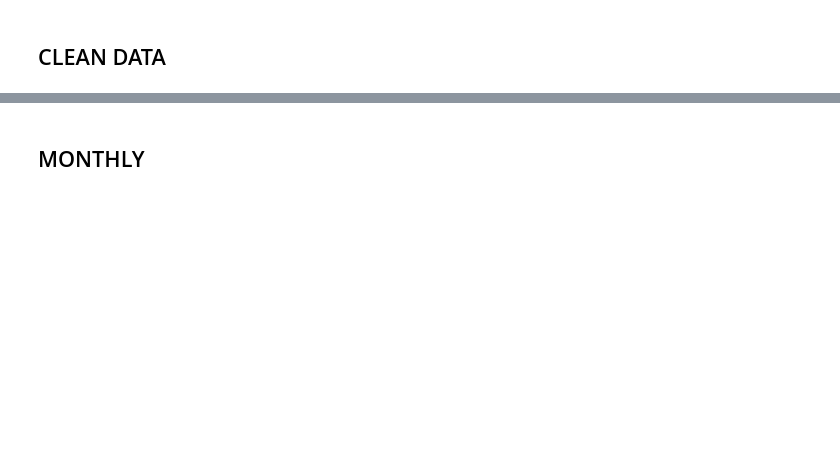
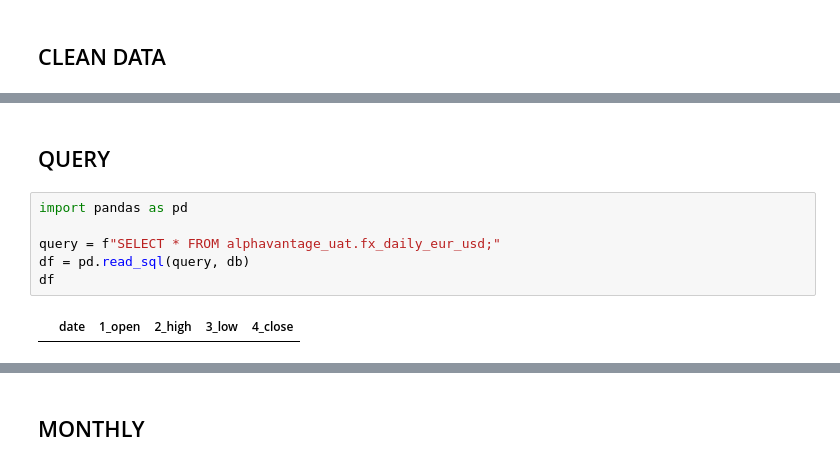
Before and after one commit to ericprab/alphavantage-api, a Jupyter notebook: test-api.ipynb, the cells around one changed output, grey strips where cells are left out. Saved outputs shown, nothing was run; the diff lists cells and outputs as text; blank space fills up the shorter version.

```diff
--- a/test-api.ipynb
+++ b/test-api.ipynb
@@ -240,0 +146,10 @@ df
+# %% [markdown]
+## QUERY
+# %%
+import pandas as pd
+
+query = f"SELECT * FROM alphavantage_uat.fx_daily_eur_usd;"
+df = pd.read_sql(query, db)
+df
+# %% [output]
+|  | date | 1_open | 2_high | 3_low | 4_close |
```
Also changed, not shown: parts of 31 cells of this notebook.
